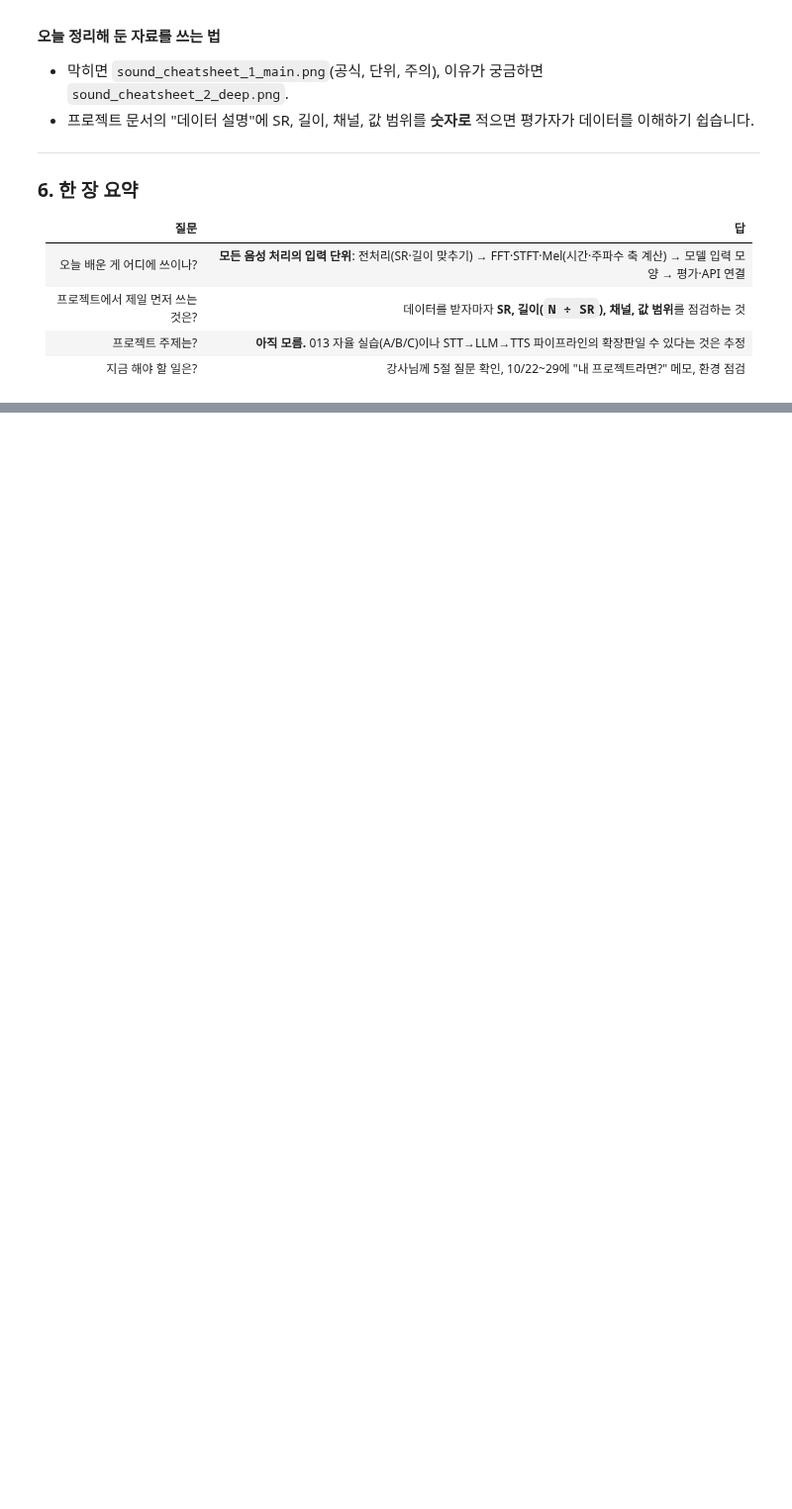
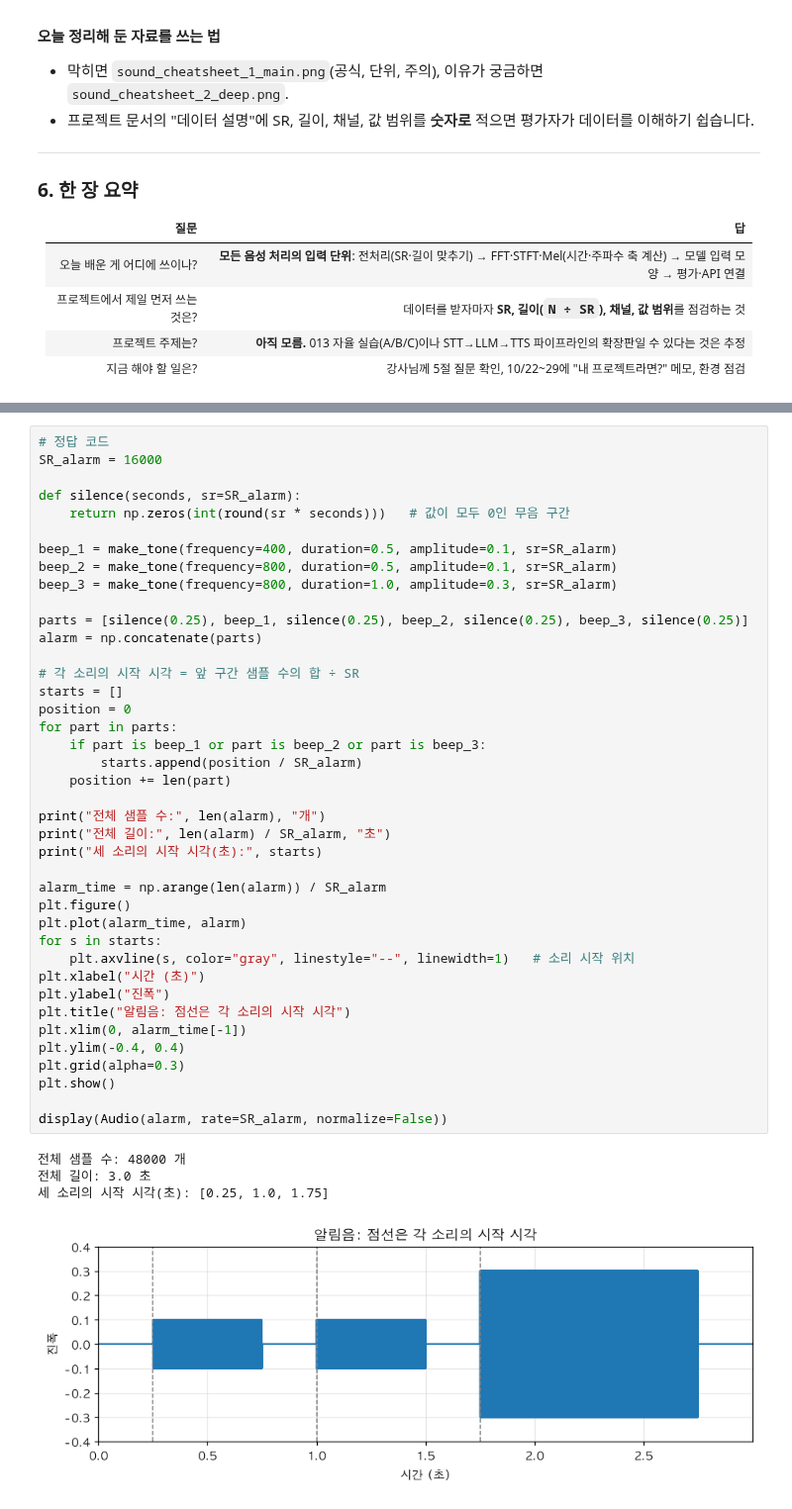
Before and after one commit to greenkey20/ict_innovation_sq_voice_ai, a Jupyter notebook: 017_sound/01_소리가_숫자가_되는_과정.ipynb, the cells around one changed output, grey strips where cells are left out. Shown at 99% size. Cells and saved outputs as stored; diff of their text form; blank space fills up the shorter version.

```diff
--- a/017_sound/01_소리가_숫자가_되는_과정.ipynb
+++ b/017_sound/01_소리가_숫자가_되는_과정.ipynb
@@ -1354,0 +1442,45 @@ README의 "음성 AI에서 다룰 문제" 표 4가지에 맞춰 봤습니다.
+# %%
+# 정답 코드
+SR_alarm = 16000
+
+def silence(seconds, sr=SR_alarm):
+    return np.zeros(int(round(sr * seconds)))   # 값이 모두 0인 무음 구간
+
+beep_1 = make_tone(frequency=400, duration=0.5, amplitude=0.1, sr=SR_alarm)
+beep_2 = make_tone(frequency=800, duration=0.5, amplitude=0.1, sr=SR_alarm)
+beep_3 = make_tone(frequency=800, duration=1.0, amplitude=0.3, sr=SR_alarm)
+
+parts = [silence(0.25), beep_1, silence(0.25), beep_2, silence(0.25), beep_3, silence(0.25)]
+alarm = np.concatenate(parts)
+
+# 각 소리의 시작 시각 = 앞 구간 샘플 수의 합 ÷ SR
+starts = []
+position = 0
+for part in parts:
+    if part is beep_1 or part is beep_2 or part is beep_3:
+        starts.append(position / SR_alarm)
+    position += len(part)
+
+print("전체 샘플 수:", len(alarm), "개")
+print("전체 길이:", len(alarm) / SR_alarm, "초")
+print("세 소리의 시작 시각(초):", starts)
+
+alarm_time = np.arange(len(alarm)) / SR_alarm
+plt.figure()
+plt.plot(alarm_time, alarm)
+for s in starts:
+    plt.axvline(s, color="gray", linestyle="--", linewidth=1)   # 소리 시작 위치
+plt.xlabel("시간 (초)")
+plt.ylabel("진폭")
+plt.title("알림음: 점선은 각 소리의 시작 시각")
+plt.xlim(0, alarm_time[-1])
+plt.ylim(-0.4, 0.4)
+plt.grid(alpha=0.3)
+plt.show()
+
+display(Audio(alarm, rate=SR_alarm, normalize=False))
+# %% [output]
+전체 샘플 수: 48000 개
+전체 길이: 3.0 초
+세 소리의 시작 시각(초): [0.25, 1.0, 1.75]
+[figure, added]
```
Also changed, not shown: parts of 6 cells of this notebook.
